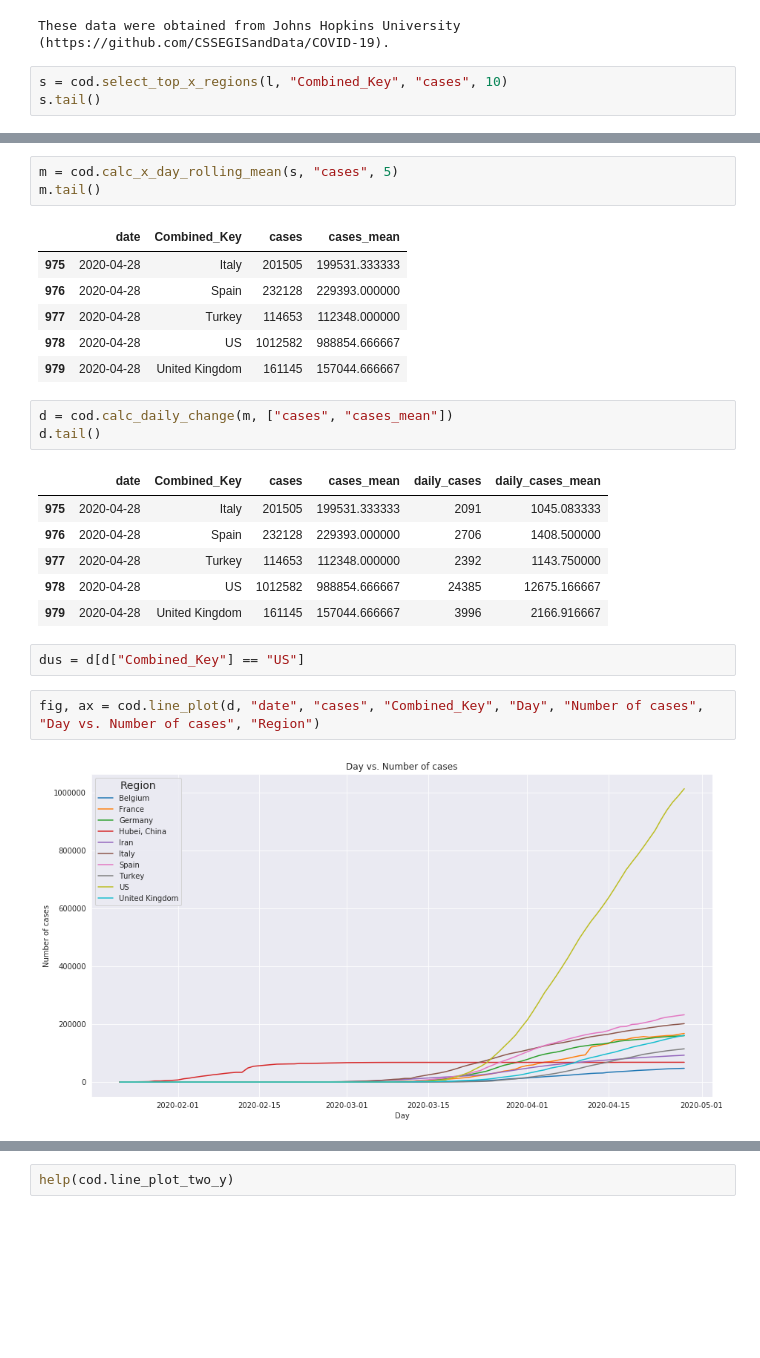
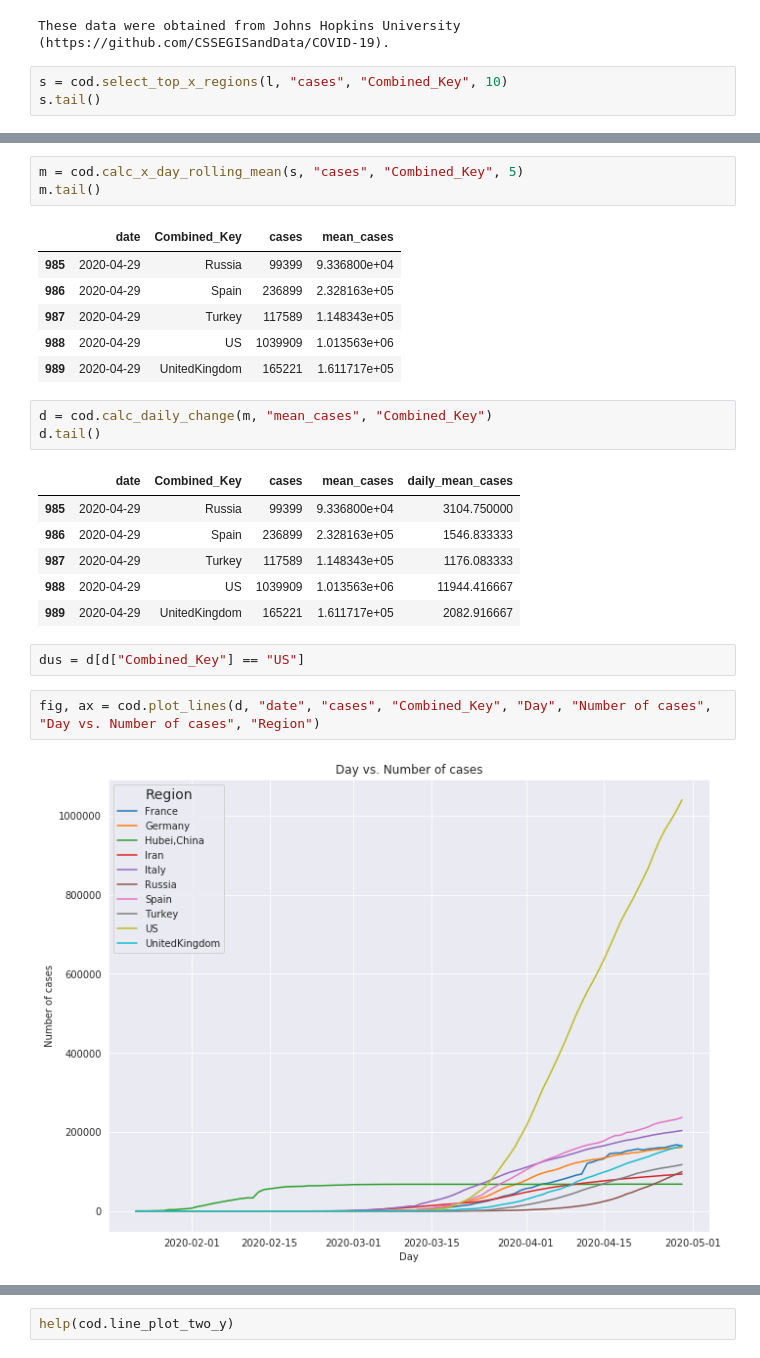
Before and after one commit to PayneLab/covid19pandas, a Jupyter notebook: docs/Untitled.ipynb, the cells around one changed output, grey strips where cells are left out. Cells and saved outputs as stored; diff of their text form; blank space fills up the shorter version.

Commit message:
Improve use cases, add some optional parameters, write basic tests for plotters

```diff
--- a/docs/Untitled.ipynb
+++ b/docs/Untitled.ipynb
@@ -13,7 +13,7 @@ l = cod.get_data_jhu()
 # %% [output]
 These data were obtained from Johns Hopkins University (https://github.com/CSSEGISandData/COVID-19).
 # %%
-s = cod.select_top_x_regions(l, "Combined_Key", "cases", 10)
+s = cod.select_top_x_regions(l, "cases", "Combined_Key", 10)
 s.tail()
 # %% [output]
 |  | date | Combined_Key | cases |
@@ -25,27 +25,27 @@ s.tail()
 # %%
-m = cod.calc_x_day_rolling_mean(s, "cases", 5)
+m = cod.calc_x_day_rolling_mean(s, "cases", "Combined_Key", 5)
 m.tail()
 # %% [output]
-|  | date | Combined_Key | cases | cases_mean |
-| 975 | 2020-04-28 | Italy | 201505 | 199531.333333 |
-| 976 | 2020-04-28 | Spain | 232128 | 229393.000000 |
-| 977 | 2020-04-28 | Turkey | 114653 | 112348.000000 |
-| 978 | 2020-04-28 | US | 1012582 | 988854.666667 |
-| 979 | 2020-04-28 | United Kingdom | 161145 | 157044.666667 |
+|  | date | Combined_Key | cases | mean_cases |
+| 985 | 2020-04-29 | Russia | 99399 | 9.336800e+04 |
+| 986 | 2020-04-29 | Spain | 236899 | 2.328163e+05 |
+| 987 | 2020-04-29 | Turkey | 117589 | 1.148343e+05 |
+| 988 | 2020-04-29 | US | 1039909 | 1.013563e+06 |
+| 989 | 2020-04-29 | UnitedKingdom | 165221 | 1.611717e+05 |
 # %%
-d = cod.calc_daily_change(m, ["cases", "cases_mean"])
+d = cod.calc_daily_change(m, "mean_cases", "Combined_Key")
 d.tail()
 # %% [output]
-|  | date | Combined_Key | cases | cases_mean | daily_cases | daily_cases_mean |
-| 975 | 2020-04-28 | Italy | 201505 | 199531.333333 | 2091 | 1045.083333 |
-| 976 | 2020-04-28 | Spain | 232128 | 229393.000000 | 2706 | 1408.500000 |
-| 977 | 2020-04-28 | Turkey | 114653 | 112348.000000 | 2392 | 1143.750000 |
-| 978 | 2020-04-28 | US | 1012582 | 988854.666667 | 24385 | 12675.166667 |
-| 979 | 2020-04-28 | United Kingdom | 161145 | 157044.666667 | 3996 | 2166.916667 |
+|  | date | Combined_Key | cases | mean_cases | daily_mean_cases |
+| 985 | 2020-04-29 | Russia | 99399 | 9.336800e+04 | 3104.750000 |
+| 986 | 2020-04-29 | Spain | 236899 | 2.328163e+05 | 1546.833333 |
+| 987 | 2020-04-29 | Turkey | 117589 | 1.148343e+05 | 1176.083333 |
+| 988 | 2020-04-29 | US | 1039909 | 1.013563e+06 | 11944.416667 |
+| 989 | 2020-04-29 | UnitedKingdom | 165221 | 1.611717e+05 | 2082.916667 |
 # %%
 dus = d[d["Combined_Key"] == "US"]
 # %%
-fig, ax = cod.line_plot(d, "date", "cases", "Combined_Key", "Day", "Number of cases", "Day vs. Number of cases", "Region")
+fig, ax = cod.plot_lines(d, "date", "cases", "Combined_Key", "Day", "Number of cases", "Day vs. Number of cases", "Region")
 # %% [output]
-[figure, old version]
+[figure, new version]
 # %%
```
Also changed, not shown: parts of 4 cells of this notebook, 7 other files.
